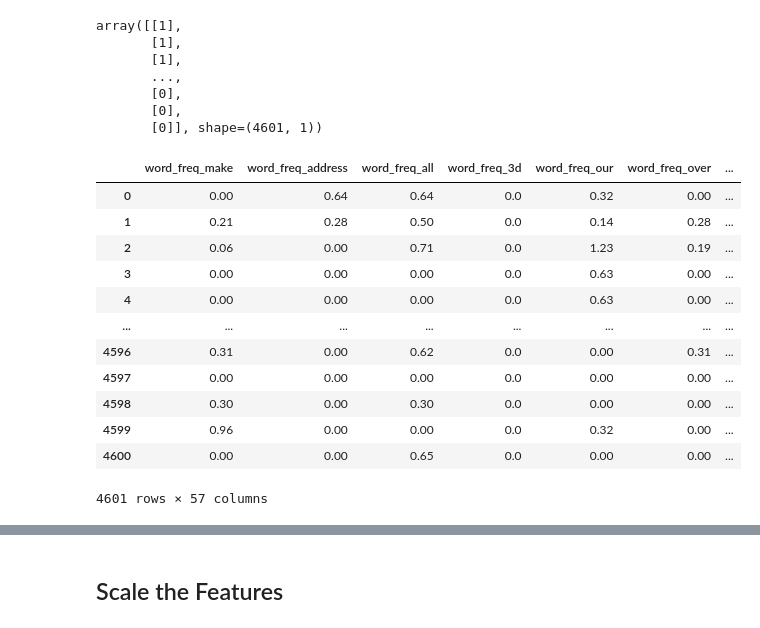
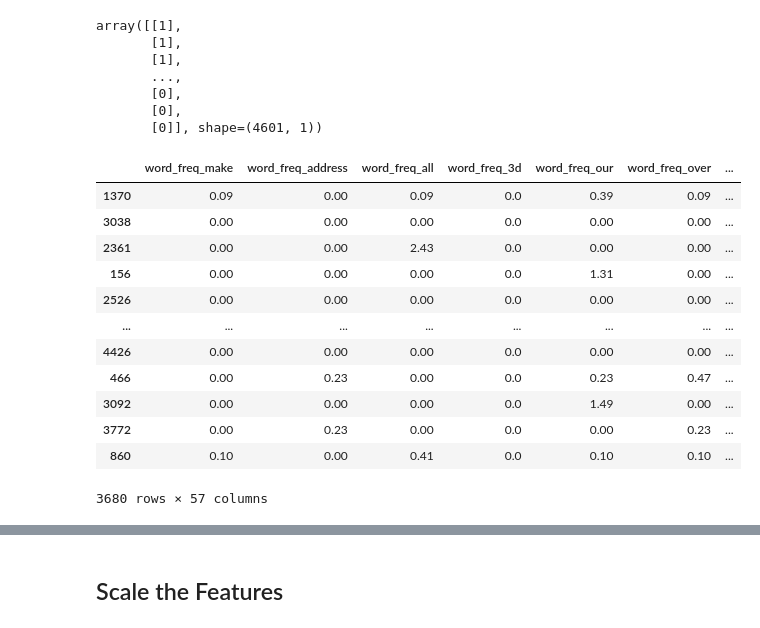
Before and after one commit to inCloset/classification-challenge, a Jupyter notebook: spam_detector.ipynb, the cells around one changed output, grey strips where cells are left out. Cells and saved outputs as stored; diff of their text form; code cells hidden in the pictures.

```diff
--- a/spam_detector.ipynb
+++ b/spam_detector.ipynb
@@ -136,19 +136,19 @@ array([[1],
 # %%
 # Split the data into X_train, X_test, y_train, y_test
 X_train, X_test, y_train, y_test = train_test_split(
-    X, y, test_size=0.2, random_state=42, stratify=y)
-display(X)
+    X, y, test_size=0.2, random_state=42)
+display(X_train)
 # %% [output]
 |  | word_freq_make | word_freq_address | word_freq_all | word_freq_3d | word_freq_our | word_freq_over | ... |
-| 0 | 0.00 | 0.64 | 0.64 | 0.0 | 0.32 | 0.00 | ... |
-| 1 | 0.21 | 0.28 | 0.50 | 0.0 | 0.14 | 0.28 | ... |
-| 2 | 0.06 | 0.00 | 0.71 | 0.0 | 1.23 | 0.19 | ... |
-| 3 | 0.00 | 0.00 | 0.00 | 0.0 | 0.63 | 0.00 | ... |
-| 4 | 0.00 | 0.00 | 0.00 | 0.0 | 0.63 | 0.00 | ... |
+| 1370 | 0.09 | 0.00 | 0.09 | 0.0 | 0.39 | 0.09 | ... |
+| 3038 | 0.00 | 0.00 | 0.00 | 0.0 | 0.00 | 0.00 | ... |
+| 2361 | 0.00 | 0.00 | 2.43 | 0.0 | 0.00 | 0.00 | ... |
+| 156 | 0.00 | 0.00 | 0.00 | 0.0 | 1.31 | 0.00 | ... |
+| 2526 | 0.00 | 0.00 | 0.00 | 0.0 | 0.00 | 0.00 | ... |
 | ... | ... | ... | ... | ... | ... | ... | ... |
-| 4596 | 0.31 | 0.00 | 0.62 | 0.0 | 0.00 | 0.31 | ... |
-| 4597 | 0.00 | 0.00 | 0.00 | 0.0 | 0.00 | 0.00 | ... |
-| 4598 | 0.30 | 0.00 | 0.30 | 0.0 | 0.00 | 0.00 | ... |
-| 4599 | 0.96 | 0.00 | 0.00 | 0.0 | 0.32 | 0.00 | ... |
-| 4600 | 0.00 | 0.00 | 0.65 | 0.0 | 0.00 | 0.00 | ... |
+| 4426 | 0.00 | 0.00 | 0.00 | 0.0 | 0.00 | 0.00 | ... |
+| 466 | 0.00 | 0.23 | 0.00 | 0.0 | 0.23 | 0.47 | ... |
+| 3092 | 0.00 | 0.00 | 0.00 | 0.0 | 1.49 | 0.00 | ... |
+| 3772 | 0.00 | 0.23 | 0.00 | 0.0 | 0.00 | 0.23 | ... |
+| 860 | 0.10 | 0.00 | 0.41 | 0.0 | 0.10 | 0.10 | ... |
-4601 rows × 57 columns
+3680 rows × 57 columns
```
Also changed, not shown: parts of 10 cells of this notebook, 1 other file.
